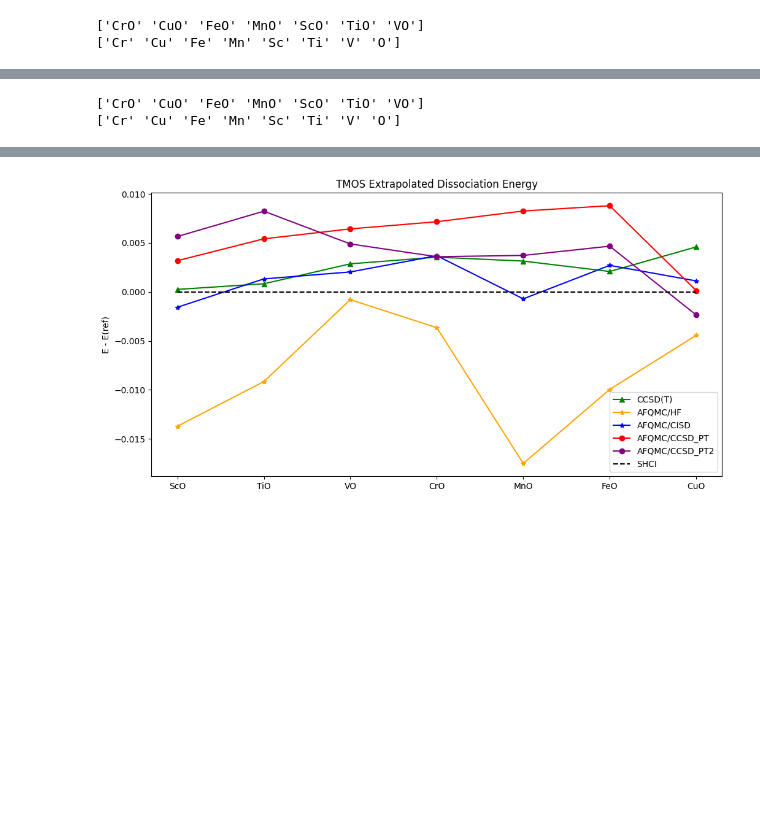
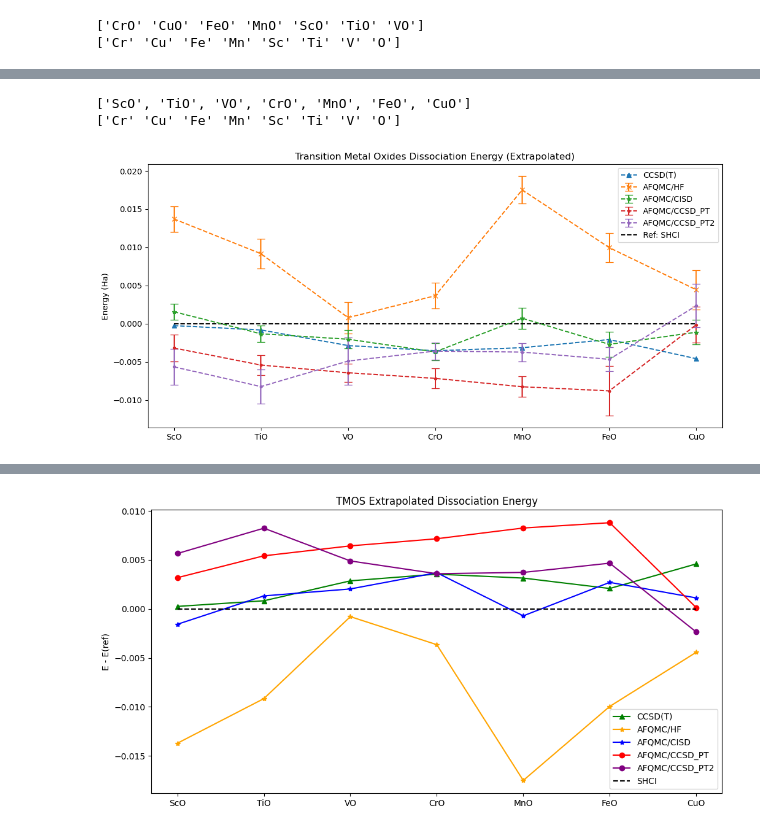
Before and after one commit to zh-yichi/afqmc_ccsd_pt_data, a Jupyter notebook: tmo/tmo.ipynb, the cells around one changed output, grey strips where cells are left out. Saved outputs shown, nothing was run; the diff lists cells and outputs as text; code cells hidden in the pictures; blank space fills up the shorter version.

```diff
--- a/tmo/tmo.ipynb
+++ b/tmo/tmo.ipynb
@@ -245,22 +305,30 @@ for mol in tmos:
     ext_tmo[mol] = {}
     ext_tmo[mol]['ref'] = extraplote34(tz_tmo[mol]['ref'],qz_tmo[mol]['ref'])
     ext_tmo[mol]['ccsd_t'] = extraplote34(tz_tmo[mol]['ccsd_t'],qz_tmo[mol]['ccsd_t'])
-    ext_tmo[mol]['afqmc_hf'] = extraplote34(tz_tmo[mol]['afqmc_hf'],qz_tmo[mol]['afqmc_hf'])
-    ext_tmo[mol]['afqmc_cisd'] = extraplote34(tz_tmo[mol]['afqmc_cisd'],qz_tmo[mol]['afqmc_cisd'])
-    ext_tmo[mol]['afqmc_ccpt'] = extraplote34(tz_tmo[mol]['afqmc_ccpt'],qz_tmo[mol]['afqmc_ccpt'])
-    ext_tmo[mol]['afqmc_ccpt2'] = extraplote34(tz_tmo[mol]['afqmc_ccpt2'],qz_tmo[mol]['afqmc_ccpt2'])
+    ext_tmo[mol]['afqmc_hf'], ext_tmo[mol]['afqmc_hf_err'] \
+        = extraplote34(tz_tmo[mol]['afqmc_hf'],qz_tmo[mol]['afqmc_hf'],tz_tmo[mol]['afqmc_hf_err'],qz_tmo[mol]['afqmc_hf_err'])
+    ext_tmo[mol]['afqmc_cisd'], ext_tmo[mol]['afqmc_cisd_err'] \
+        = extraplote34(tz_tmo[mol]['afqmc_cisd'],qz_tmo[mol]['afqmc_cisd'],tz_tmo[mol]['afqmc_cisd_err'],qz_tmo[mol]['afqmc_cisd_err'])
+    ext_tmo[mol]['afqmc_ccpt'], ext_tmo[mol]['afqmc_ccpt_err'] \
+        = extraplote34(tz_tmo[mol]['afqmc_ccpt'],qz_tmo[mol]['afqmc_ccpt'],tz_tmo[mol]['afqmc_ccpt_err'],qz_tmo[mol]['afqmc_ccpt_err'])
+    ext_tmo[mol]['afqmc_ccpt2'], ext_tmo[mol]['afqmc_ccpt2_err'] \
+        = extraplote34(tz_tmo[mol]['afqmc_ccpt2'],qz_tmo[mol]['afqmc_ccpt2'],tz_tmo[mol]['afqmc_ccpt2_err'],qz_tmo[mol]['afqmc_ccpt2_err'])
 for mol in atoms:
     ext_atom[mol] = {}
     ext_atom[mol]['ref'] = extraplote34(tz_atom[mol]['ref'],qz_atom[mol]['ref'])
     ext_atom[mol]['ccsd_t'] = extraplote34(tz_atom[mol]['ccsd_t'],qz_atom[mol]['ccsd_t'])
-    ext_atom[mol]['afqmc_hf'] = extraplote34(tz_atom[mol]['afqmc_hf'],qz_atom[mol]['afqmc_hf'])
-    ext_atom[mol]['afqmc_cisd'] = extraplote34(tz_atom[mol]['afqmc_cisd'],qz_atom[mol]['afqmc_cisd'])
-    ext_atom[mol]['afqmc_ccpt'] = extraplote34(tz_atom[mol]['afqmc_ccpt'],qz_atom[mol]['afqmc_ccpt'])
-    ext_atom[mol]['afqmc_ccpt2'] = extraplote34(tz_atom[mol]['afqmc_ccpt2'],qz_atom[mol]['afqmc_ccpt2'])
+    ext_atom[mol]['afqmc_hf'], ext_atom[mol]['afqmc_hf_err'] \
+        = extraplote34(tz_atom[mol]['afqmc_hf'],qz_atom[mol]['afqmc_hf'],tz_atom[mol]['afqmc_hf_err'],qz_atom[mol]['afqmc_hf_err'])
+    ext_atom[mol]['afqmc_cisd'], ext_atom[mol]['afqmc_cisd_err'] \
+        = extraplote34(tz_atom[mol]['afqmc_cisd'],qz_atom[mol]['afqmc_cisd'],tz_atom[mol]['afqmc_cisd_err'],qz_atom[mol]['afqmc_cisd_err'])
+    ext_atom[mol]['afqmc_ccpt'], ext_atom[mol]['afqmc_ccpt_err'] \
+        = extraplote34(tz_atom[mol]['afqmc_ccpt'],qz_atom[mol]['afqmc_ccpt'],tz_atom[mol]['afqmc_ccpt_err'],qz_atom[mol]['afqmc_ccpt_err'])
+    ext_atom[mol]['afqmc_ccpt2'], ext_atom[mol]['afqmc_ccpt2_err'] \
+        = extraplote34(tz_atom[mol]['afqmc_ccpt2'],qz_atom[mol]['afqmc_ccpt2'],tz_atom[mol]['afqmc_ccpt2_err'],qz_atom[mol]['afqmc_ccpt2_err'])
 print(tmos)
 print(atoms)
 # %% [output]
-['CrO' 'CuO' 'FeO' 'MnO' 'ScO' 'TiO' 'VO']
+['ScO', 'TiO', 'VO', 'CrO', 'MnO', 'FeO', 'CuO']
 ['Cr' 'Cu' 'Fe' 'Mn' 'Sc' 'Ti' 'V' 'O']
 # %%
 ext_sum_atom_energy = {}
@@ -268,6 +336,7 @@ for mol in tmos:
     ext_sum_atom_energy[mol] = {}
     formula = parse_formula(mol)
     energy = 0
+    err2 = 0
     for atom,count in formula.items():
         if "H" == atom:
             energy += ext_atom[atom]* count
@@ -287,28 +356,40 @@ for mol in tmos:
             energy += ext_atom[atom]* count
         else:
             energy += ext_atom[atom]["afqmc_hf"] * count
+            err2 += ext_atom[atom]["afqmc_hf_err"]**2 * count
     ext_sum_atom_energy[mol]['afqmc_hf'] = energy
+    ext_sum_atom_energy[mol]['afqmc_hf_err'] = np.sqrt(err2)
+    err2 = 0
     energy = 0
     for atom,count in formula.items():
         if "H" == atom:
             energy += ext_atom[atom]* count
         else:
             energy += ext_atom[atom]["afqmc_cisd"] * count
+            err2 += ext_atom[atom]["afqmc_cisd_err"]**2 * count
     ext_sum_atom_energy[mol]['afqmc_cisd'] = energy
+    ext_sum_atom_energy[mol]['afqmc_cisd_err'] = np.sqrt(err2)
+    err2 = 0
     energy = 0
     for atom,count in formula.items():
         if "H" == atom:
             energy += ext_atom[atom]* count
         else:
             energy += ext_atom[atom]["afqmc_ccpt"] * count
+            err2 += ext_atom[atom]["afqmc_ccpt_err"]**2 * count
     ext_sum_atom_energy[mol]['afqmc_ccpt'] = energy
+    ext_sum_atom_energy[mol]['afqmc_ccpt_err'] = np.sqrt(err2)
+    err2 = 0
     energy = 0
     for atom,count in formula.items():
         if "H" == atom:
             energy += ext_atom[atom]* count
         else:
             energy += ext_atom[atom]["afqmc_ccpt2"] * count
+            err2 += ext_atom[atom]["afqmc_ccpt2_err"]**2 * count
     ext_sum_atom_energy[mol]['afqmc_ccpt2'] = energy
+    ext_sum_atom_energy[mol]['afqmc_ccpt2_err'] = np.sqrt(err2)
+    err2 = 0
     energy = 0
     for atom,count in formula.items():
         if "H" == atom:
@@ -324,6 +405,10 @@ ext_afqmc_hf = []
 ext_afqmc_cisd = []
 ext_afqmc_ccpt = []
 ext_afqmc_ccpt2 = []
+ext_afqmc_hf_err = []
+ext_afqmc_cisd_err = []
+ext_afqmc_ccpt_err = []
+ext_afqmc_ccpt2_err = []
 tmos = ['ScO', 'TiO', 'VO', 'CrO', 'MnO', 'FeO', 'CuO']
 for mol in tmos:
     ext_ref = np.hstack((ext_ref,ext_sum_atom_energy[mol]['ref']-ext_tmo[mol]['ref']))
@@ -333,3 +418,31 @@ for mol in tmos:
     ext_afqmc_cisd = np.hstack((ext_afqmc_cisd,ext_sum_atom_energy[mol]['afqmc_cisd']-ext_tmo[mol]['afqmc_cisd']))
     ext_afqmc_ccpt = np.hstack((ext_afqmc_ccpt,ext_sum_atom_energy[mol]['afqmc_ccpt']-ext_tmo[mol]['afqmc_ccpt']))
     ext_afqmc_ccpt2 = np.hstack((ext_afqmc_ccpt2,ext_sum_atom_energy[mol]['afqmc_ccpt2']-ext_tmo[mol]['afqmc_ccpt2']))
+    ext_afqmc_hf_err = np.hstack((ext_afqmc_hf_err,ext_sum_atom_energy[mol]['afqmc_hf_err']**2+ext_tmo[mol]['afqmc_hf_err']**2))
+    ext_afqmc_cisd_err = np.hstack((ext_afqmc_cisd_err,ext_sum_atom_energy[mol]['afqmc_cisd_err']**2+ext_tmo[mol]['afqmc_cisd_err']**2))
+    ext_afqmc_ccpt_err = np.hstack((ext_afqmc_ccpt_err,ext_sum_atom_energy[mol]['afqmc_ccpt_err']**2+ext_tmo[mol]['afqmc_ccpt_err']**2))
+    ext_afqmc_ccpt2_err = np.hstack((ext_afqmc_ccpt2_err,ext_sum_atom_energy[mol]['afqmc_ccpt2_err']**2+ext_tmo[mol]['afqmc_ccpt2_err']**2))
+
+ext_afqmc_hf_err = np.sqrt(ext_afqmc_hf_err)
+ext_afqmc_cisd_err = np.sqrt(ext_afqmc_cisd_err)
+ext_afqmc_ccpt_err = np.sqrt(ext_afqmc_ccpt_err)
+ext_afqmc_ccpt2_err = np.sqrt(ext_afqmc_ccpt2_err)
+# %%
+from matplotlib import pyplot as plt
+plt.figure(figsize=(13, 6))
+plt.plot(tmos,ext_ccsd_t-ext_ref,'^--',color='C0',label='CCSD(T)')
+plt.errorbar(tmos,ext_afqmc_hf-ext_ref,yerr=ext_afqmc_hf_err,fmt='x--',capsize=5,color='C1',label='AFQMC/HF')
+plt.errorbar(tmos,ext_afqmc_cisd-ext_ref,yerr=ext_afqmc_cisd_err,fmt='*--',capsize=5,color='C2',label='AFQMC/CISD')
+plt.errorbar(tmos,ext_afqmc_ccpt-ext_ref,yerr=ext_afqmc_ccpt_err,fmt='.--',capsize=5,color='C3',label='AFQMC/CCSD_PT')
+plt.errorbar(tmos,ext_afqmc_ccpt2-ext_ref,yerr=ext_afqmc_ccpt2_err,fmt='.--',capsize=5,color='C4',label='AFQMC/CCSD_PT2')
+plt.plot(tmos,[0]*len(tmos),'--',color='black',label='Ref: SHCI')
+plt.ylabel('Energy (Ha)')
+plt.title('Transition Metal Oxides Dissociation Energy (Extrapolated)')
+handles, labels = plt.gca().get_legend_handles_labels()
+order = ['CCSD(T)', 'AFQMC/HF', 'AFQMC/CISD', 'AFQMC/CCSD_PT', 'AFQMC/CCSD_PT2', 'Ref: SHCI']
+ordered_handles = [handles[labels.index(l)] for l in order]
+ordered_labels = order
+plt.legend(ordered_handles, ordered_labels, loc='upper right', bbox_to_anchor=(1, 1))
+plt.show()
+# %% [output]
+[figure, added]
```
Also changed, not shown: parts of 9 cells of this notebook, 10 other files.
